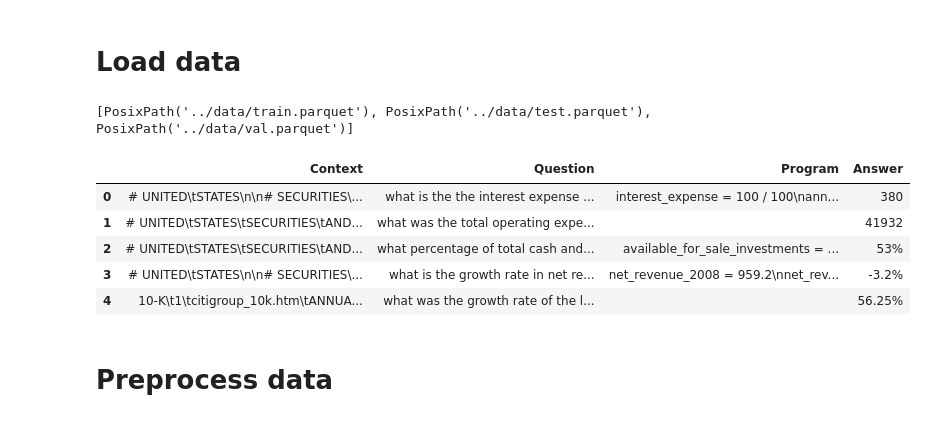
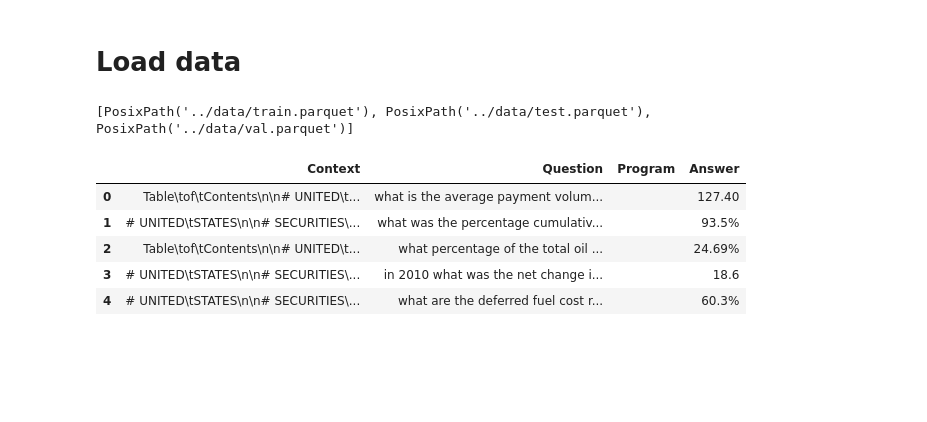
Before and after one commit to jon-robbins/sec-rag-pipeline, a Jupyter notebook: notebooks/EDA.ipynb, the cells around one changed output. Saved outputs shown, nothing was run; the diff lists cells and outputs as text; code cells hidden in the pictures; blank space fills up the shorter version.

```diff
--- a/notebooks/EDA.ipynb
+++ b/notebooks/EDA.ipynb
@@ -3,28 +87,30 @@
 # %%
 import pandas as pd
 import os
 from pathlib import Path
 from pprint import pprint
 import sys
 sys.path.append("..")
 
+from src.download_data import download_data
+
+#using HF library has some bugs with the parquet files, so we'll download the data manually
+download_data()
 
 #get the path to the data
 data_path = Path("..") / "data"
 
 #get the list of parquet files
 parquet_files = list(data_path.glob("*.parquet"))
 print(parquet_files)
-#load example from train parquet
-df = pd.read_parquet(parquet_files[0])
-df.head()
+#load example from val parquet
+val = pd.read_parquet(parquet_files[2])
+val.head()
 # %% [output]
 [PosixPath('../data/train.parquet'), PosixPath('../data/test.parquet'), PosixPath('../data/val.parquet')]
 |  | Context | Question | Program | Answer |
-| 0 | # UNITED\tSTATES\n\n# SECURITIES\... | what is the the interest expense ... | interest_expense = 100 / 100\nann... | 380 |
-| 1 | # UNITED\tSTATES\tSECURITIES\tAND... | what was the total operating expe... |  | 41932 |
-| 2 | # UNITED\tSTATES\tSECURITIES\tAND... | what percentage of total cash and... | available_for_sale_investments = ... | 53% |
-| 3 | # UNITED\tSTATES\n\n# SECURITIES\... | what is the growth rate in net re... | net_revenue_2008 = 959.2\nnet_rev... | -3.2% |
-| 4 | 10-K\t1\tcitigroup_10k.htm\tANNUA... | what was the growth rate of the l... |  | 56.25% |
+| 0 | Table\tof\tContents\n\n# UNITED\t... | what is the average payment volum... |  | 127.40 |
+| 1 | # UNITED\tSTATES\n\n# SECURITIES\... | what was the percentage cumulativ... |  | 93.5% |
+| 2 | Table\tof\tContents\n\n# UNITED\t... | what percentage of the total oil ... |  | 24.69% |
+| 3 | # UNITED\tSTATES\n\n# SECURITIES\... | in 2010 what was the net change i... |  | 18.6 |
+| 4 | # UNITED\tSTATES\n\n# SECURITIES\... | what are the deferred fuel cost r... |  | 60.3% |
-# %% [markdown]
-# Preprocess data
```
Also changed, not shown: parts of 5 cells of this notebook, 3 other files.
